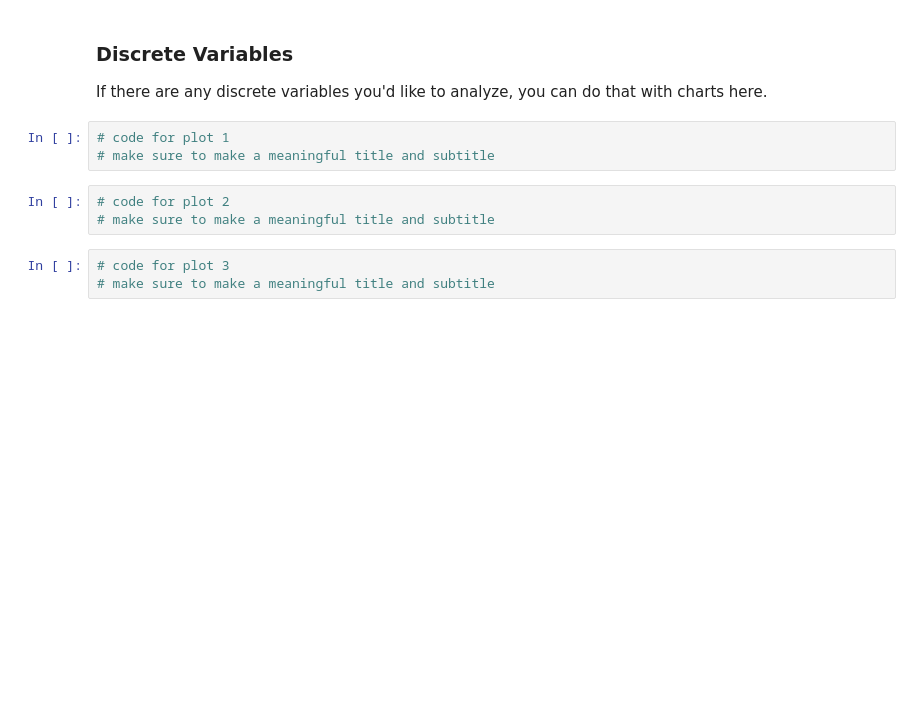
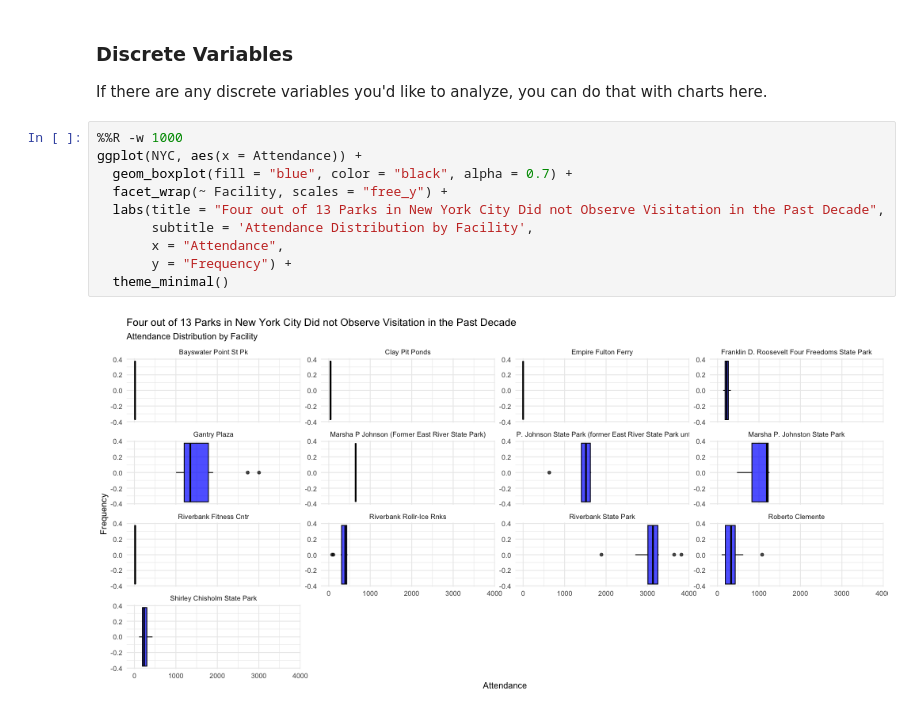
Before and after one commit to yatingw24/pitch, a Jupyter notebook: distributions.ipynb, the cells around one changed output. Drawn from its saved outputs; the diff is of its cells as text; blank space fills up the shorter version.

```diff
--- a/distributions.ipynb
+++ b/distributions.ipynb
@@ -208,12 +213,15 @@ ggplot(df, aes(x = Attendance)) +
 ### Discrete Variables
 
 If there are any discrete variables you'd like to analyze, you can do that with charts here.
-# %%
-# code for plot 1
-# make sure to make a meaningful title and subtitle
-# %%
-# code for plot 2
-# make sure to make a meaningful title and subtitle
-# %%
-# code for plot 3
-# make sure to make a meaningful title and subtitle
+# %%
+%%R -w 1000
+ggplot(NYC, aes(x = Attendance)) +
+  geom_boxplot(fill = "blue", color = "black", alpha = 0.7) +
+  facet_wrap(~ Facility, scales = "free_y") +
+  labs(title = "Four out of 13 Parks in New York City Did not Observe Visitation in the Past Decade",
+       subtitle = 'Attendance Distribution by Facility',
+       x = "Attendance",
+       y = "Frequency") +
+  theme_minimal()
+# %% [output]
+[figure, added]
```
Also changed, not shown: parts of 10 cells of this notebook.
